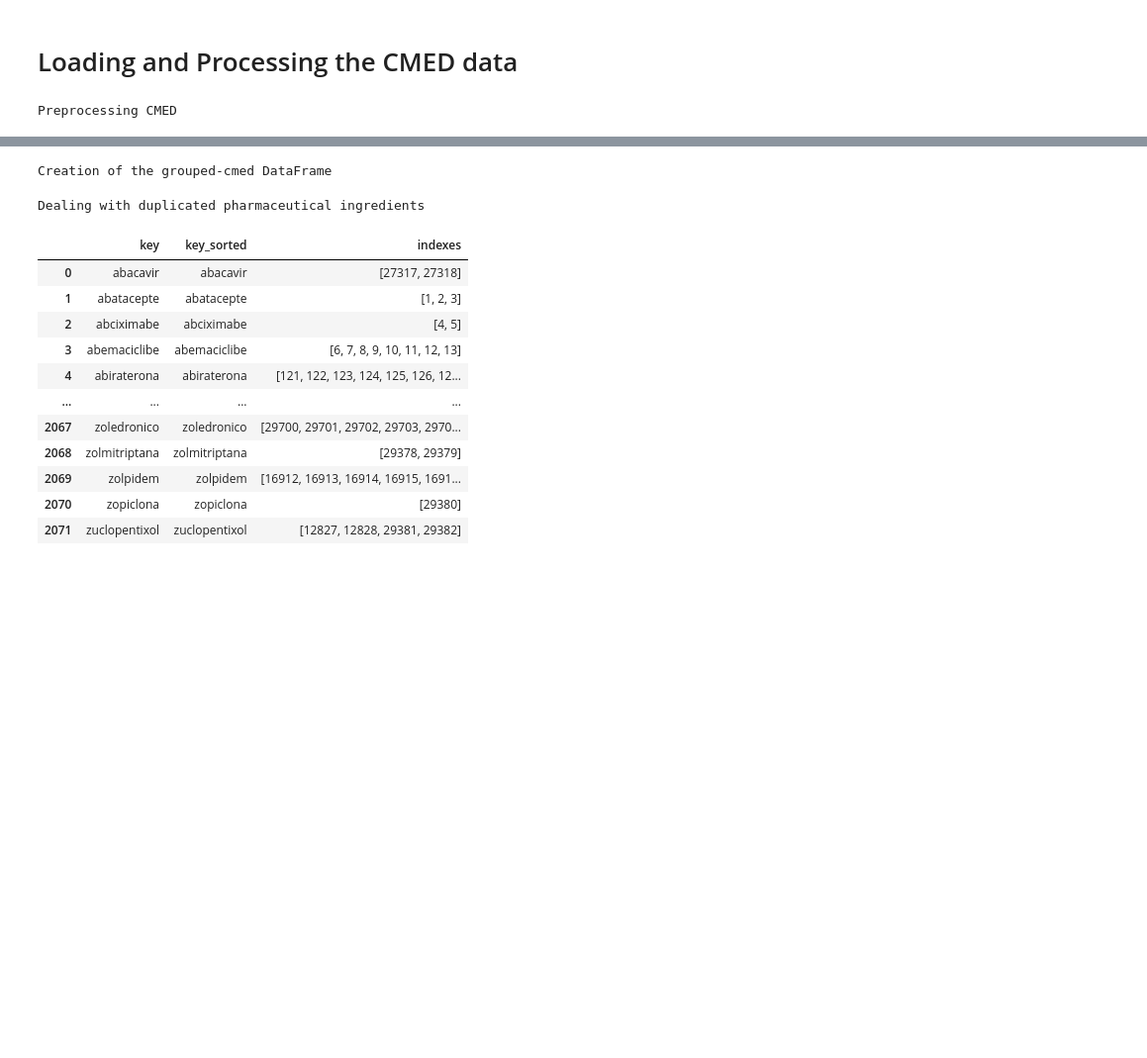
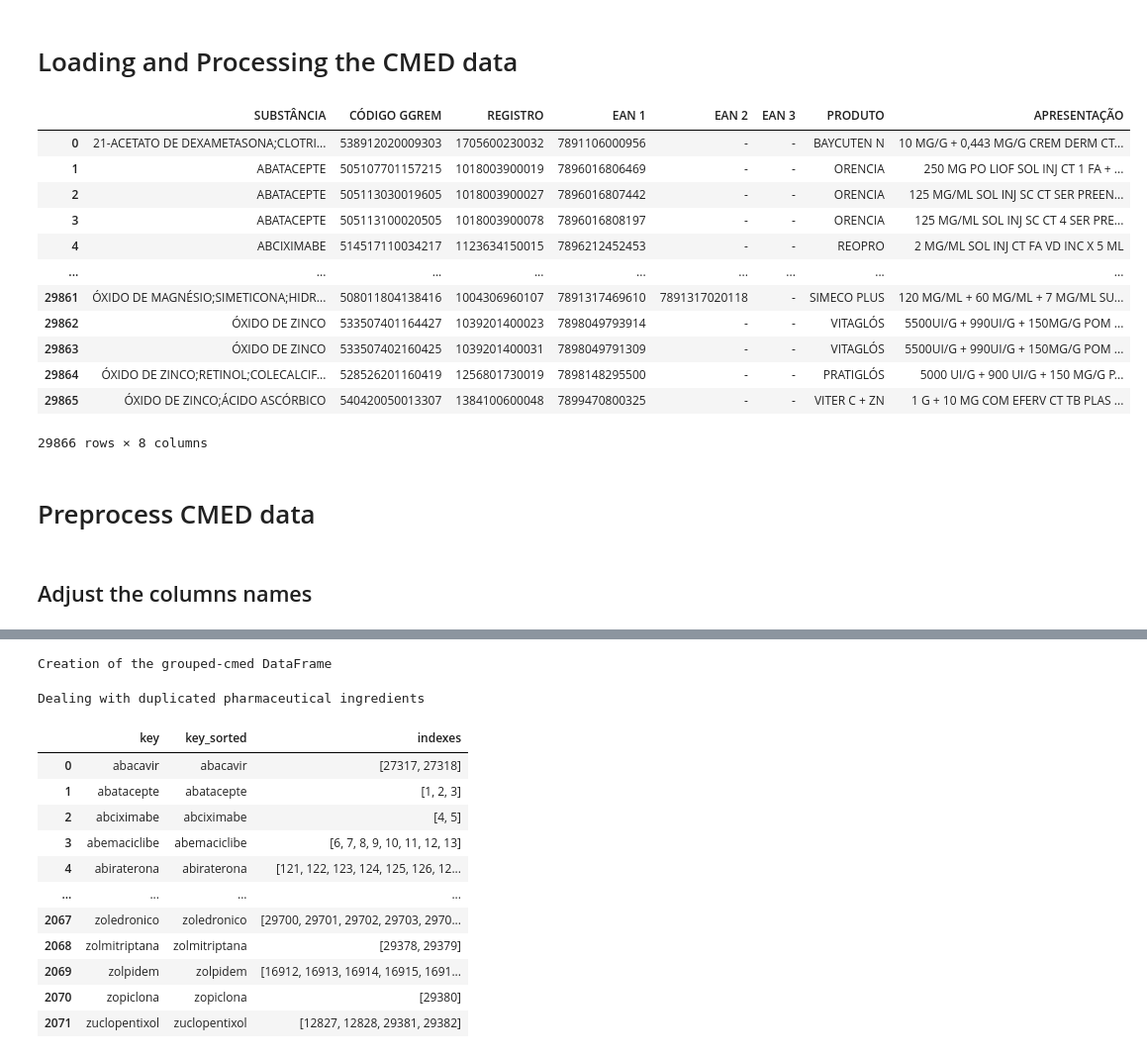
Before and after one commit to ArthurLimaS/ir-med, a Jupyter notebook: example_notebook.ipynb, the cells around one changed output, grey strips where cells are left out. Shown at 99% size. Cells and saved outputs as stored; diff of their text form; code cells hidden in the pictures; blank space fills up the shorter version.

```diff
--- a/example_notebook.ipynb
+++ b/example_notebook.ipynb
@@ -5,6 +5,24 @@
 # %%
 import etl_functions as etl
 
-df_cmed = etl.load_cmed(path = "data/cmed/cmed_clean_03_2024.csv", preprocess = True)
+df_cmed = etl.load_cmed(path = "data/cmed/cmed_clean_03_2024.csv")
-# %% [output]
-Preprocessing CMED
+# %%
+df_cmed
+# %% [output]
+|  | SUBSTÂNCIA | CÓDIGO GGREM | REGISTRO | EAN 1 | EAN 2 | EAN 3 | PRODUTO | APRESENTAÇÃO |
+| 0 | 21-ACETATO DE DEXAMETASONA;CLOTRI... | 538912020009303 | 1705600230032 | 7891106000956 | - | - | BAYCUTEN N | 10 MG/G + 0,443 MG/G CREM DERM CT... |
+| 1 | ABATACEPTE | 505107701157215 | 1018003900019 | 7896016806469 | - | - | ORENCIA | 250 MG PO LIOF SOL INJ CT 1 FA + ... |
+| 2 | ABATACEPTE | 505113030019605 | 1018003900027 | 7896016807442 | - | - | ORENCIA | 125 MG/ML SOL INJ SC CT SER PREEN... |
+| 3 | ABATACEPTE | 505113100020505 | 1018003900078 | 7896016808197 | - | - | ORENCIA | 125 MG/ML SOL INJ SC CT 4 SER PRE... |
+| 4 | ABCIXIMABE | 514517110034217 | 1123634150015 | 7896212452453 | - | - | REOPRO | 2 MG/ML SOL INJ CT FA VD INC X 5 ML |
+| ... | ... | ... | ... | ... | ... | ... | ... | ... |
+| 29861 | ÓXIDO DE MAGNÉSIO;SIMETICONA;HIDR... | 508011804138416 | 1004306960107 | 7891317469610 | 7891317020118 | - | SIMECO PLUS | 120 MG/ML + 60 MG/ML + 7 MG/ML SU... |
+| 29862 | ÓXIDO DE ZINCO | 533507401164427 | 1039201400023 | 7898049793914 | - | - | VITAGLÓS | 5500UI/G + 990UI/G + 150MG/G POM ... |
+| 29863 | ÓXIDO DE ZINCO | 533507402160425 | 1039201400031 | 7898049791309 | - | - | VITAGLÓS | 5500UI/G + 990UI/G + 150MG/G POM ... |
+| 29864 | ÓXIDO DE ZINCO;RETINOL;COLECALCIF... | 528526201160419 | 1256801730019 | 7898148295500 | - | - | PRATIGLÓS | 5000 UI/G + 900 UI/G + 150 MG/G P... |
+| 29865 | ÓXIDO DE ZINCO;ÁCIDO ASCÓRBICO | 540420050013307 | 1384100600048 | 7899470800325 | - | - | VITER C + ZN | 1 G + 10 MG COM EFERV CT TB PLAS ... |
+29866 rows × 8 columns
+# %% [markdown]
+# Preprocess CMED data
+# %% [markdown]
+## Adjust the columns names
```
Also changed, not shown: parts of 5 cells of this notebook.
